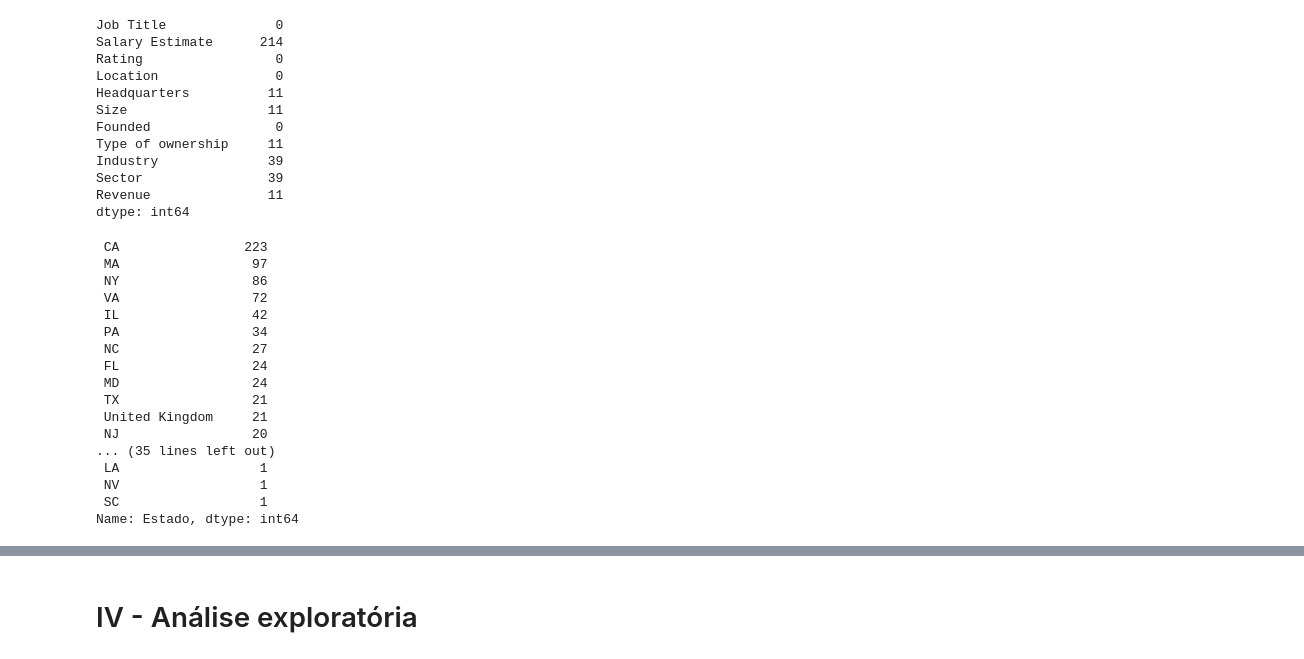
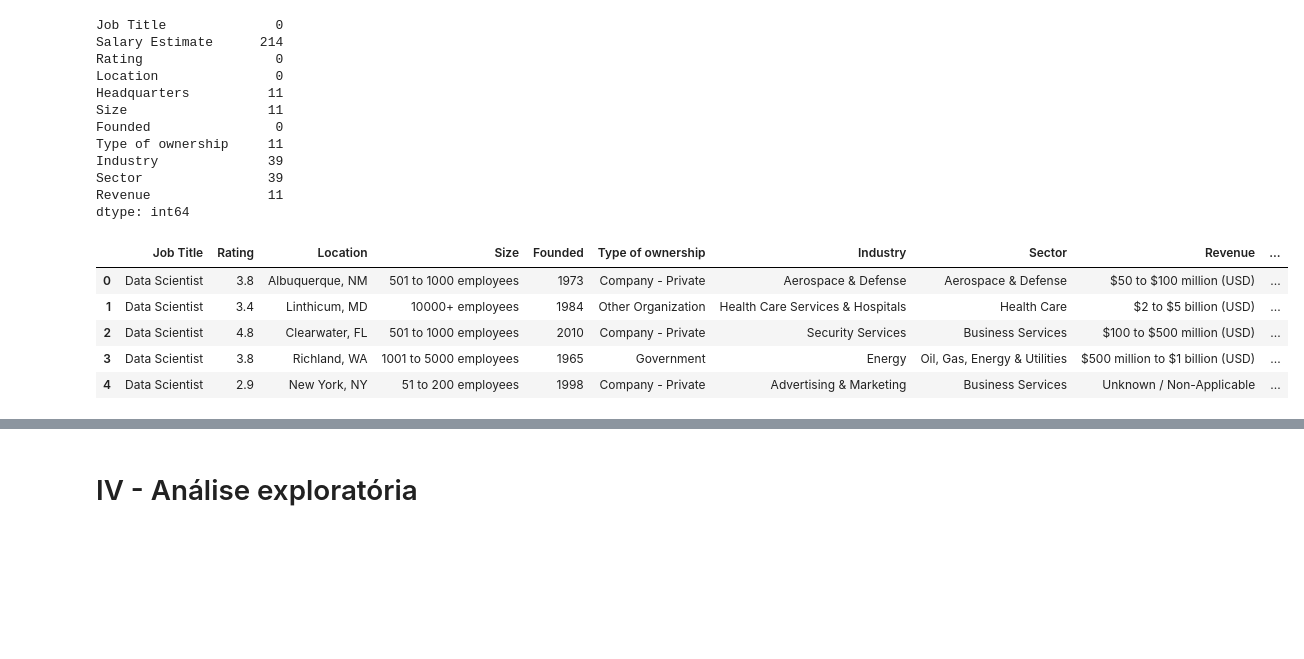
Before and after one commit to JoaoDaross/ProjetoFinalAwari, a Jupyter notebook: ProjetoFinalAwari.ipynb, the cells around one changed output, grey strips where cells are left out. Cells and saved outputs as stored; diff of their text form; code cells hidden in the pictures; blank space fills up the shorter version.

```diff
--- a/ProjetoFinalAwari.ipynb
+++ b/ProjetoFinalAwari.ipynb
@@ -174,24 +181,12 @@ df['Estado'] = df['Estado'].fillna('Unknown')
-# %%
-# for =
-df['Estado'].value_counts()
-# %% [output]
- CA                223
- MA                 97
- NY                 86
- VA                 72
- IL                 42
- PA                 34
- NC                 27
- FL                 24
- MD                 24
- TX                 21
- United Kingdom     21
- NJ                 20
-... (35 lines left out)
- LA                  1
- NV                  1
- SC                  1
-Name: Estado, dtype: int64
+# %%
+df.head()
+# %% [output]
+|  | Job Title | Rating | Location | Size | Founded | Type of ownership | Industry | Sector | Revenue | ... |
+| 0 | Data Scientist | 3.8 | Albuquerque, NM | 501 to 1000 employees | 1973 | Company - Private | Aerospace & Defense | Aerospace & Defense | $50 to $100 million (USD) | ... |
+| 1 | Data Scientist | 3.4 | Linthicum, MD | 10000+ employees | 1984 | Other Organization | Health Care Services & Hospitals | Health Care | $2 to $5 billion (USD) | ... |
+| 2 | Data Scientist | 4.8 | Clearwater, FL | 501 to 1000 employees | 2010 | Company - Private | Security Services | Business Services | $100 to $500 million (USD) | ... |
+| 3 | Data Scientist | 3.8 | Richland, WA | 1001 to 5000 employees | 1965 | Government | Energy | Oil, Gas, Energy & Utilities | $500 million to $1 billion (USD) | ... |
+| 4 | Data Scientist | 2.9 | New York, NY | 51 to 200 employees | 1998 | Company - Private | Advertising & Marketing | Business Services | Unknown / Non-Applicable | ... |
 # %%
 # Analisando a quantidade de vezes o NaN aparece em todo o dataset
 df.isnull().sum()
```
Also changed, not shown: parts of 9 cells of this notebook.
